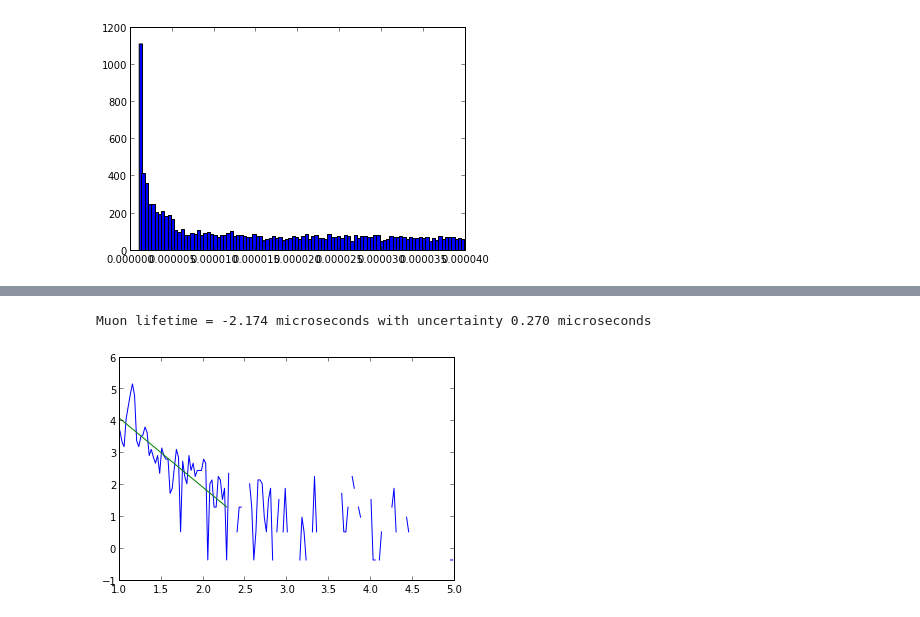
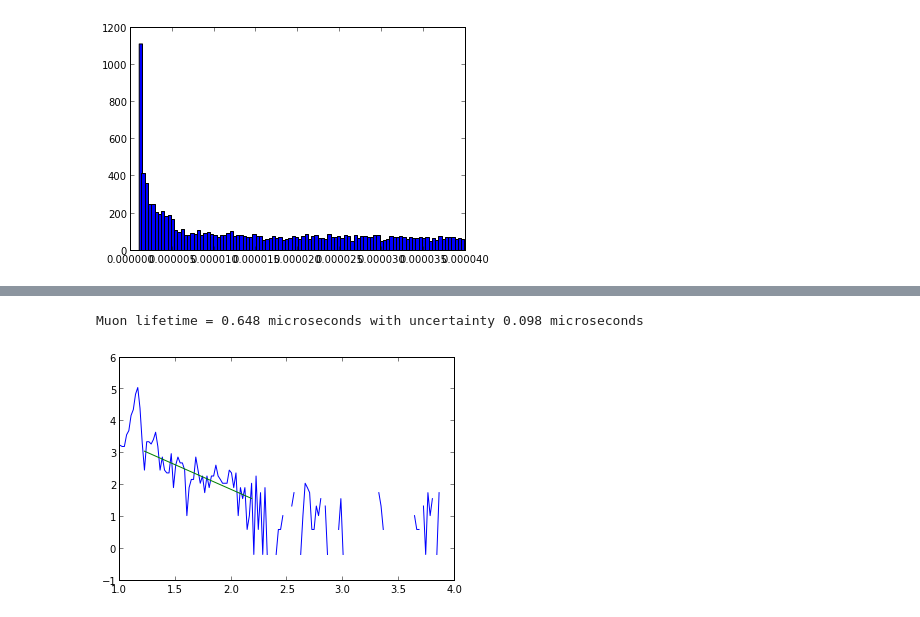
Before and after one commit to mcleonard/intro-to-analysis, a Jupyter notebook: Importing Data.ipynb, the cells around one changed output, grey strips where cells are left out. Drawn from its saved outputs; the diff is of its cells as text; code cells hidden in the pictures.

```diff
--- a/Importing Data.ipynb
+++ b/Importing Data.ipynb
@@ -29,7 +29,7 @@ _ = hist(data['time2'] - data['time1'], bins=100)
 [figure]
 # %%
 dt = data['time2'] - data['time1']
-counts, x, _ = hist(dt, bins=200, range = (0,5e-6))
+counts, x, _ = hist(dt, bins=150, range = (1e-6,4e-6))
 x = x[:-1]*1e6 # Convert to microseconds
-bg = np.mean(counts[125:])
+bg = np.mean(counts[100:])
 # %% [output]
@@ -47,12 +58,16 @@ plot(x, log(counts-bg))
 # %%
 muons = counts - bg
-roi = np.where((1<x) * (x<2.3))
+# roi = region of interest
+roi = np.where((1.2<x) * (x<2.2))
 (m, b), cov = np.polyfit(x[roi], np.log(muons)[roi], 1, cov=True)
 sig_m, sig_b = np.sqrt(cov.diagonal())
-plot(x, log(muons))
+plot(x, np.log(muons))
 plot(x[roi], m*x[roi] + b)
+
+tau = -m**-1
+sig_tau = sig_m/m**2
 print("Muon lifetime = {:1.3f} microseconds with uncertainty {:1.3f} microseconds".
-      format(m, sig_m))
+      format(tau, sig_tau))
 # %% [output]
-Muon lifetime = -2.174 microseconds with uncertainty 0.270 microseconds
+Muon lifetime = 0.648 microseconds with uncertainty 0.098 microseconds
-[figure, old version]
+[figure, new version]
```
Also changed, not shown: parts of 5 cells of this notebook.
